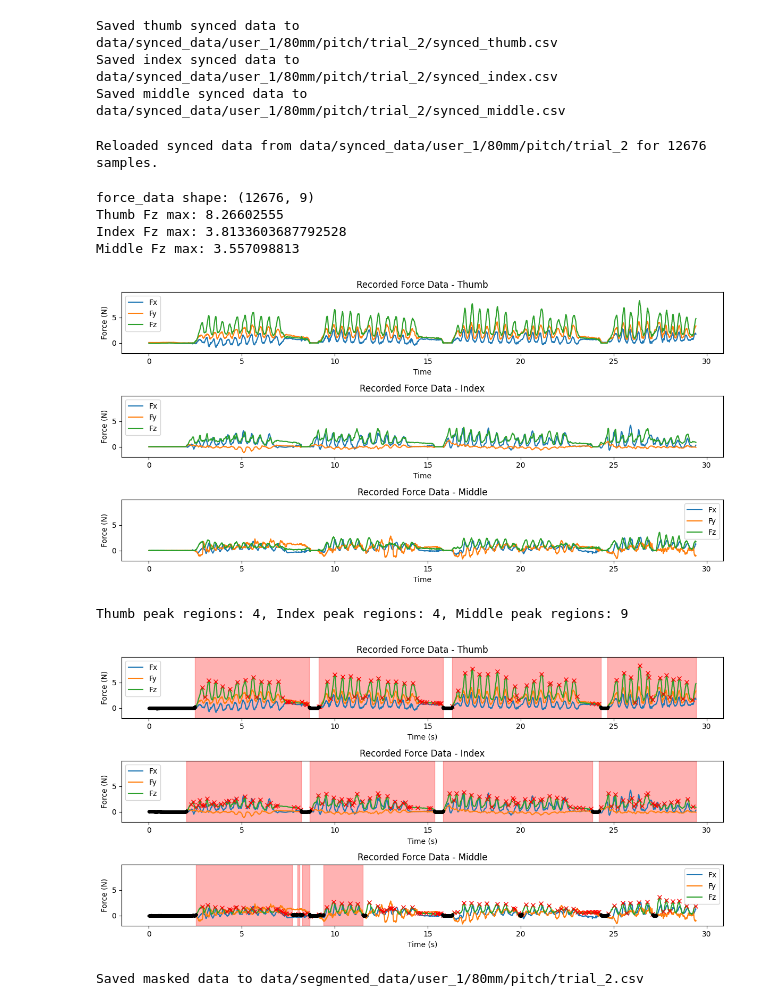
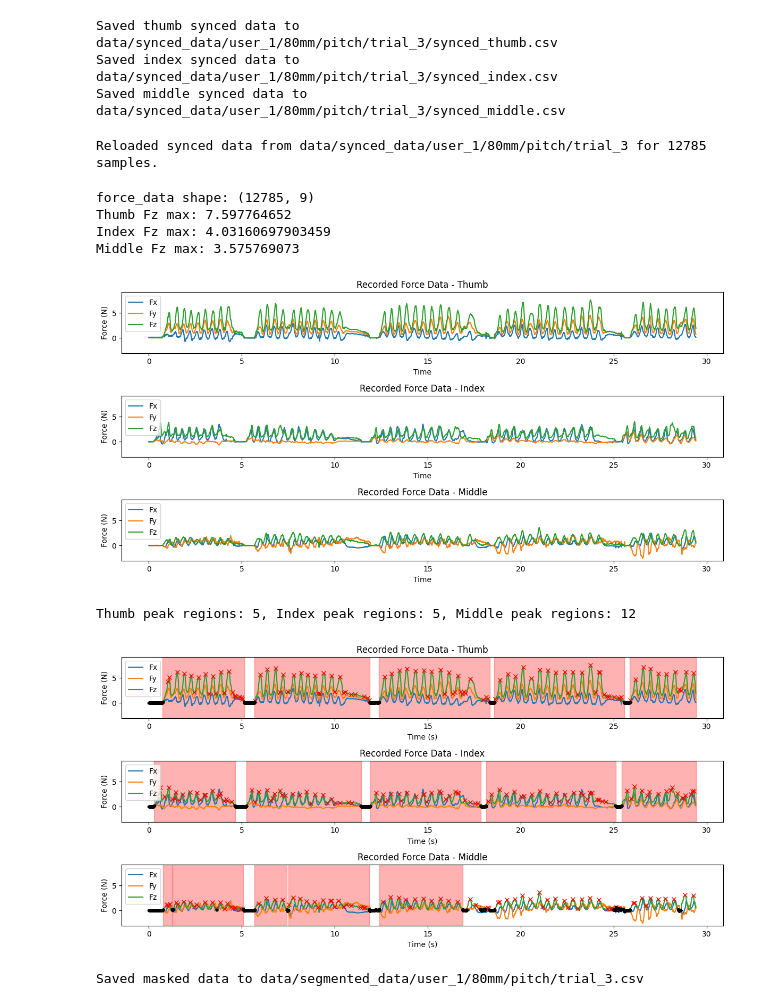
Before and after one commit to Cuberkk/Finger_Manipulation_with_position_sensor, a Jupyter notebook: single_case_object_origin_force_data_analysis.ipynb, the cells around one changed output. Drawn from its saved outputs; the diff is of its cells as text; code cells hidden in the pictures.

```diff
--- a/single_case_object_origin_force_data_analysis.ipynb
+++ b/single_case_object_origin_force_data_analysis.ipynb
@@ -16,7 +16,7 @@ data_root = 'data'
 user_number = '1'  # matches recorder -u / --user-number
 diameter_mm = 80  # matches recorder -s / --diameter-mm
 task_performed = 'pitch'  # matches recorder -t / --task-performed
-trial_number = '2'  # matches recorder -tn / --trial-number
+trial_number = '3'  # matches recorder -tn / --trial-number
 
 
 def get_trial_dir(data_root, user_number, diameter_mm, task_performed, trial_number):
@@ -412,7 +412,7 @@ def group_peaks_between_zero_regions(peaks, zero_idx, total_len):
 
     return peak_groups
 
-def mask_calculation(force_data, synced_time, data_height=.3, zero_height=0.0, visualize=True):
+def mask_calculation(force_data, synced_time, data_height=.3, zero_height=0.5, visualize=True):
 
     peaks_thumb_z = find_peaks(abs(force_data[:, 2]), height=data_height, distance=20, prominence=0.05)[0]
     peaks_index_z = find_peaks(abs(force_data[:, 5]), height=data_height, distance=20, prominence=0.05)[0]
@@ -545,9 +545,9 @@ def mask_calculation(force_data, synced_time, data_height=.3, zero_height=0.0, v
 force_data, synced_time = load_data(data_dir)
 save_synced_data(synced_dir, synced_time, force_data)
 # %% [output]
-Saved thumb synced data to data/synced_data/user_1/80mm/pitch/trial_2/synced_thumb.csv
-Saved index synced data to data/synced_data/user_1/80mm/pitch/trial_2/synced_index.csv
-Saved middle synced data to data/synced_data/user_1/80mm/pitch/trial_2/synced_middle.csv
+Saved thumb synced data to data/synced_data/user_1/80mm/pitch/trial_3/synced_thumb.csv
+Saved index synced data to data/synced_data/user_1/80mm/pitch/trial_3/synced_index.csv
+Saved middle synced data to data/synced_data/user_1/80mm/pitch/trial_3/synced_middle.csv
 # %%
 # Reload the synced data from the csv files we just wrote.
 # This lets you open synced_thumb.csv, synced_index.csv, and synced_middle.csv
@@ -555,7 +555,7 @@ Saved middle synced data to data/synced_data/user_1/80mm/pitch/trial_2/synced_mi
 force_data, synced_time = load_synced_data(synced_dir)
 print(f'Reloaded synced data from {synced_dir} for {force_data.shape[0]} samples.')
 # %% [output]
-Reloaded synced data from data/synced_data/user_1/80mm/pitch/trial_2 for 12676 samples.
+Reloaded synced data from data/synced_data/user_1/80mm/pitch/trial_3 for 12785 samples.
 # %%
 print("force_data shape:", force_data.shape)
 
@@ -563,19 +563,19 @@ print("Thumb Fz max:", np.max(np.abs(force_data[:, 2])))
 print("Index Fz max:", np.max(np.abs(force_data[:, 5])))
 print("Middle Fz max:", np.max(np.abs(force_data[:, 8])))
 # %% [output]
-force_data shape: (12676, 9)
-Thumb Fz max: 8.26602555
-Index Fz max: 3.8133603687792528
-Middle Fz max: 3.557098813
+force_data shape: (12785, 9)
+Thumb Fz max: 7.597764652
+Index Fz max: 4.03160697903459
+Middle Fz max: 3.575769073
 # %%
 quick_visualization(force_data, synced_time, visualize_data='recorded')
 # %% [output]
-[figure, old version]
+[figure, new version]
 # %%
-masked_data = mask_calculation( force_data, synced_time, data_height=0.1, zero_height=zero_height)
+masked_data = mask_calculation( force_data, synced_time, data_height=0.3, zero_height=zero_height)
 # %% [output]
-Thumb peak regions: 4, Index peak regions: 4, Middle peak regions: 9
+Thumb peak regions: 5, Index peak regions: 5, Middle peak regions: 12
-[figure, old version]
+[figure, new version]
 # %%
 os.makedirs(os.path.dirname(file_dir), exist_ok=True)
 
@@ -587,7 +587,7 @@ else:
         writer.writerows(masked_data)
     print(f'Saved masked data to {file_dir}')
 # %% [output]
-Saved masked data to data/segmented_data/user_1/80mm/pitch/trial_2.csv
+Saved masked data to data/segmented_data/user_1/80mm/pitch/trial_3.csv
 # %%
 pca_analysis_and_plot(masked_data, transformed_flag=False, visualize=True)
 # %% [output]
```
Also changed, not shown: parts of 1 cell of this notebook, 13 other files.
